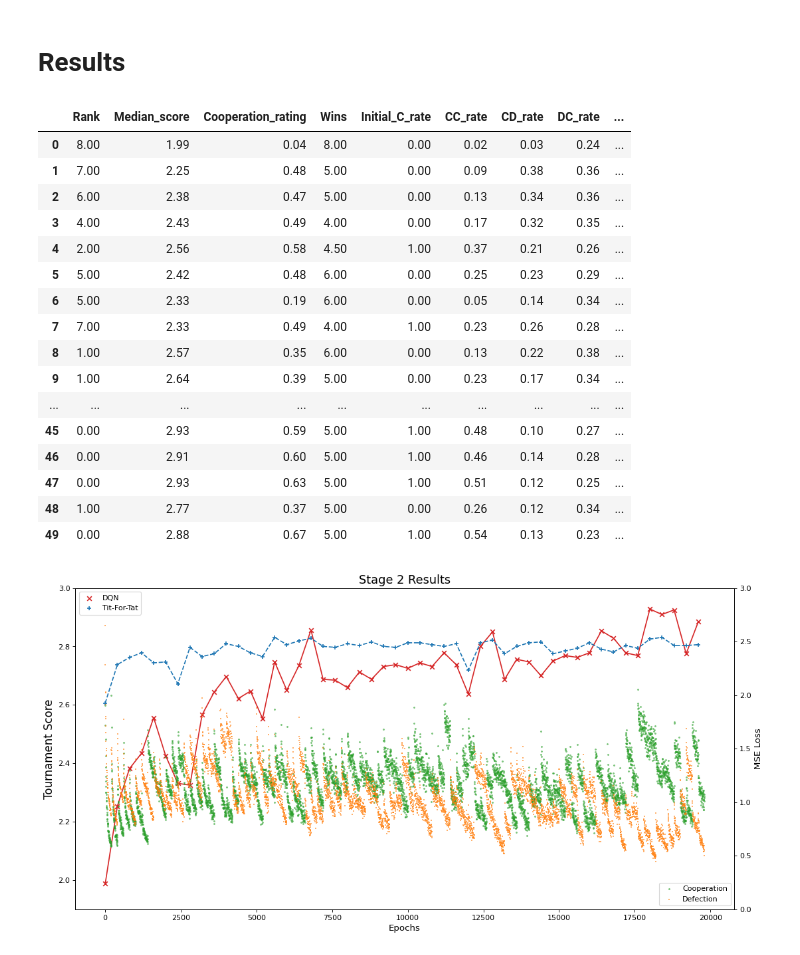
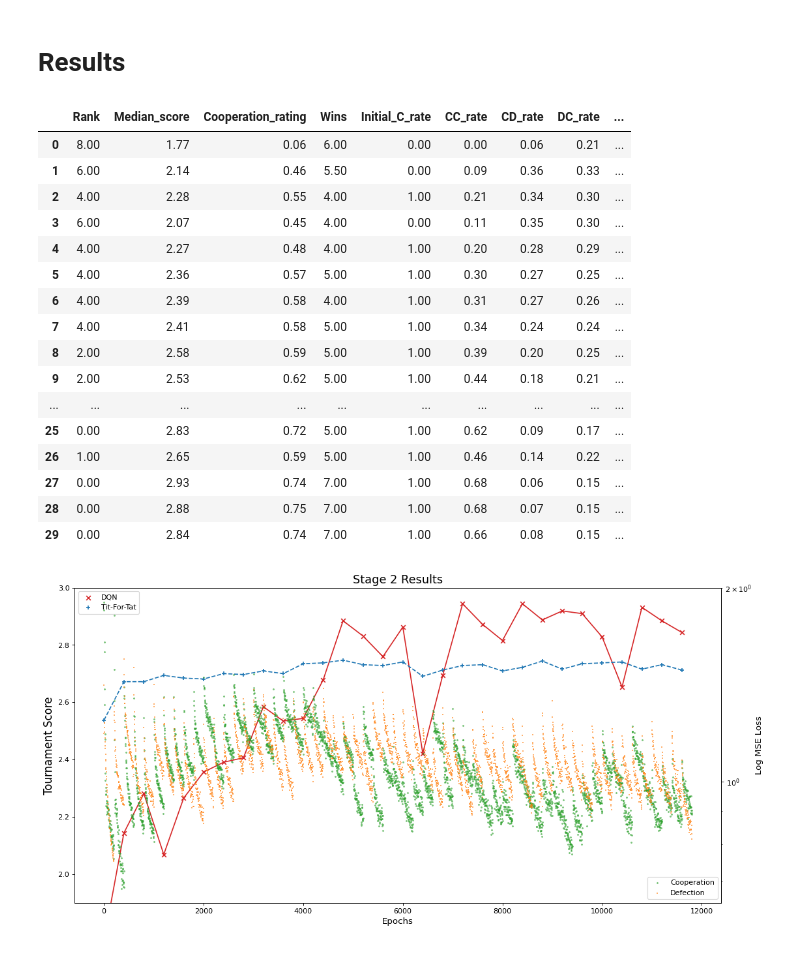
Before and after one commit to hongh-zhang/The-Evolution-of-Defection, a Jupyter notebook: Stage_2.ipynb, the cells around one changed output. Drawn from its saved outputs; the diff is of its cells as text; code cells hidden in the pictures.

```diff
--- a/Stage_2.ipynb
+++ b/Stage_2.ipynb
@@ -61,12 +61,11 @@ pd.DataFrame(map(list, summary), columns=headers)
 # documentation of the strategies can be found here
 # https://axelrod.readthedocs.io/en/stable/_modules/index.html
 
-cooperative = (axl.Cooperator(), axl.TitFor2Tats())
+cooperative = (axl.Random(), axl.TitFor2Tats())
 provocative = (axl.Prober(), axl.Prober4(), axl.RemorsefulProber())
 retaliative = (axl.TitForTat(), axl.Grudger(), axl.Punisher())
-noise       = ()  #(axl.Random(), axl.Alternator()) # removed due to word limit
 
-players = [*cooperative, *provocative, *retaliative, *noise]
+players = [*cooperative, *provocative, *retaliative]
 tournament = Tournament(players, game=GAME, turns=GAME_LEN)
 results = tournament.play()
 
@@ -104,7 +103,7 @@ p1 = NNplayer(dqn, State(GAME_LEN))
 del dqn
 gc.collect()
 
-param = {"lr": 3e-6, 'batch': 128, "mode": "train", "eps": 1e-16, "epoch": 0, 't': 1, 'clip': 1.0,
+param = {"lr": 7e-6, 'batch': 128, "mode": "train", "eps": 1e-16, "epoch": 0, 't': 1, 'clip': 1.0,
          'optimizer': ('Adam', 0.9, 0.999), 'regularizer': ('l2', 1e-2), "loss_fn":"mse"}
 # %%
 from random import shuffle
@@ -170,62 +158,64 @@ loss: [0.7   0.779],            time: +122.25 sec
 with open("data/s2/backup/tn_results.pkl", "rb") as file:
     ls = dill.load(file)
 
-with open("data/s2/backup/p1_98.pkl", "rb") as file:
+with open("data/s2/backup/p1_58.pkl", "rb") as file:
     p1 = dill.load(file)
 # %%
-pd.DataFrame([l.loc['DQN'] for l in ls], index=range(50))
+pd.DataFrame([l.loc['DQN'] for l in ls], index=range(30))
 # %% [output]
 |  | Rank | Median_score | Cooperation_rating | Wins | Initial_C_rate | CC_rate | CD_rate | DC_rate | ... |
-| 0 | 8.00 | 1.99 | 0.04 | 8.00 | 0.00 | 0.02 | 0.03 | 0.24 | ... |
-| 1 | 7.00 | 2.25 | 0.48 | 5.00 | 0.00 | 0.09 | 0.38 | 0.36 | ... |
-| 2 | 6.00 | 2.38 | 0.47 | 5.00 | 0.00 | 0.13 | 0.34 | 0.36 | ... |
-| 3 | 4.00 | 2.43 | 0.49 | 4.00 | 0.00 | 0.17 | 0.32 | 0.35 | ... |
-| 4 | 2.00 | 2.56 | 0.58 | 4.50 | 1.00 | 0.37 | 0.21 | 0.26 | ... |
-| 5 | 5.00 | 2.42 | 0.48 | 6.00 | 0.00 | 0.25 | 0.23 | 0.29 | ... |
-| 6 | 5.00 | 2.33 | 0.19 | 6.00 | 0.00 | 0.05 | 0.14 | 0.34 | ... |
-| 7 | 7.00 | 2.33 | 0.49 | 4.00 | 1.00 | 0.23 | 0.26 | 0.28 | ... |
-| 8 | 1.00 | 2.57 | 0.35 | 6.00 | 0.00 | 0.13 | 0.22 | 0.38 | ... |
-| 9 | 1.00 | 2.64 | 0.39 | 5.00 | 0.00 | 0.23 | 0.17 | 0.34 | ... |
+| 0 | 8.00 | 1.77 | 0.06 | 6.00 | 0.00 | 0.00 | 0.06 | 0.21 | ... |
+| 1 | 6.00 | 2.14 | 0.46 | 5.50 | 0.00 | 0.09 | 0.36 | 0.33 | ... |
+| 2 | 4.00 | 2.28 | 0.55 | 4.00 | 1.00 | 0.21 | 0.34 | 0.30 | ... |
+| 3 | 6.00 | 2.07 | 0.45 | 4.00 | 0.00 | 0.11 | 0.35 | 0.30 | ... |
+| 4 | 4.00 | 2.27 | 0.48 | 4.00 | 1.00 | 0.20 | 0.28 | 0.29 | ... |
+| 5 | 4.00 | 2.36 | 0.57 | 5.00 | 1.00 | 0.30 | 0.27 | 0.25 | ... |
+| 6 | 4.00 | 2.39 | 0.58 | 4.00 | 1.00 | 0.31 | 0.27 | 0.26 | ... |
+| 7 | 4.00 | 2.41 | 0.58 | 5.00 | 1.00 | 0.34 | 0.24 | 0.24 | ... |
+| 8 | 2.00 | 2.58 | 0.59 | 5.00 | 1.00 | 0.39 | 0.20 | 0.25 | ... |
+| 9 | 2.00 | 2.53 | 0.62 | 5.00 | 1.00 | 0.44 | 0.18 | 0.21 | ... |
 | ... | ... | ... | ... | ... | ... | ... | ... | ... | ... |
-| 45 | 0.00 | 2.93 | 0.59 | 5.00 | 1.00 | 0.48 | 0.10 | 0.27 | ... |
-| 46 | 0.00 | 2.91 | 0.60 | 5.00 | 1.00 | 0.46 | 0.14 | 0.28 | ... |
-| 47 | 0.00 | 2.93 | 0.63 | 5.00 | 1.00 | 0.51 | 0.12 | 0.25 | ... |
-| 48 | 1.00 | 2.77 | 0.37 | 5.00 | 0.00 | 0.26 | 0.12 | 0.34 | ... |
-| 49 | 0.00 | 2.88 | 0.67 | 5.00 | 1.00 | 0.54 | 0.13 | 0.23 | ... |
+| 25 | 0.00 | 2.83 | 0.72 | 5.00 | 1.00 | 0.62 | 0.09 | 0.17 | ... |
+| 26 | 1.00 | 2.65 | 0.59 | 5.00 | 1.00 | 0.46 | 0.14 | 0.22 | ... |
+| 27 | 0.00 | 2.93 | 0.74 | 7.00 | 1.00 | 0.68 | 0.06 | 0.15 | ... |
+| 28 | 0.00 | 2.88 | 0.75 | 7.00 | 1.00 | 0.68 | 0.07 | 0.15 | ... |
+| 29 | 0.00 | 2.84 | 0.74 | 7.00 | 1.00 | 0.66 | 0.08 | 0.15 | ... |
 # %%
 # visualizing the results
 
 # we did collected more data than those demonstrated below
 # but since our DQN did not converge to TFT I don't think the C_rate(s) are of any use...
 
 # extracting score from DQN & TFT
 d_score = pd.DataFrame([l.loc['DQN','Median_score'] for l in ls]).to_numpy().T[0]
 t_score = pd.DataFrame([l.loc['Tit For Tat','Median_score'] for l in ls]).to_numpy().T[0]
 
 fig, ax1 = plt.subplots(figsize=(16, 8), dpi=80)
 ax2 = ax1.twinx()
 
 # score
-x_axis = range(0,20000,400)
+x_axis = range(0, 30*2*200,2*200)
 ax1.scatter(x_axis, d_score, c='tab:red', marker='x', label='DQN')
 ax1.scatter(x_axis, t_score, c='tab:blue', marker='+', label='Tit-For-Tat')
 ax1.plot(x_axis, d_score, c='tab:red')
 ax1.plot(x_axis, t_score, '--', c='tab:blue')
 ax1.set_ylim([1.9, 3.0])
 
 # loss
 ax2.scatter(*zip(*[(i[0], i[1][0]) for i in p1.network.loss_ls[::3]]), c='tab:green', marker='x', label='Cooperation', alpha=.6, s=3)
 ax2.scatter(*zip(*[(i[0], i[1][1]) for i in p1.network.loss_ls[::3]]), c='tab:orange', marker='+', label='Defection', alpha=.6, s=3)
-ax2.set_ylim([0.0, 3.0])
+#ax2.set_ylim([0.0, 3.0])
+ax2.set_yscale('log')
 
 ax1.legend(loc='upper left')
 ax1.set_xlabel('Epochs', fontsize=12)
 ax1.set_ylabel('Tournament Score', fontsize=15)
 ax1.set_title('Stage 2 Results', fontsize=16)
 
 ax2.legend(loc='lower right')
-ax2.set_ylabel('MSE Loss', fontsize=12)
+ax2.set_ylabel('Log MSE Loss', fontsize=12)
+
 
 plt.show()
 # %% [output]
-[figure, old version]
+[figure, new version]
```
Also changed, not shown: parts of 20 cells of this notebook, 14 other files.
